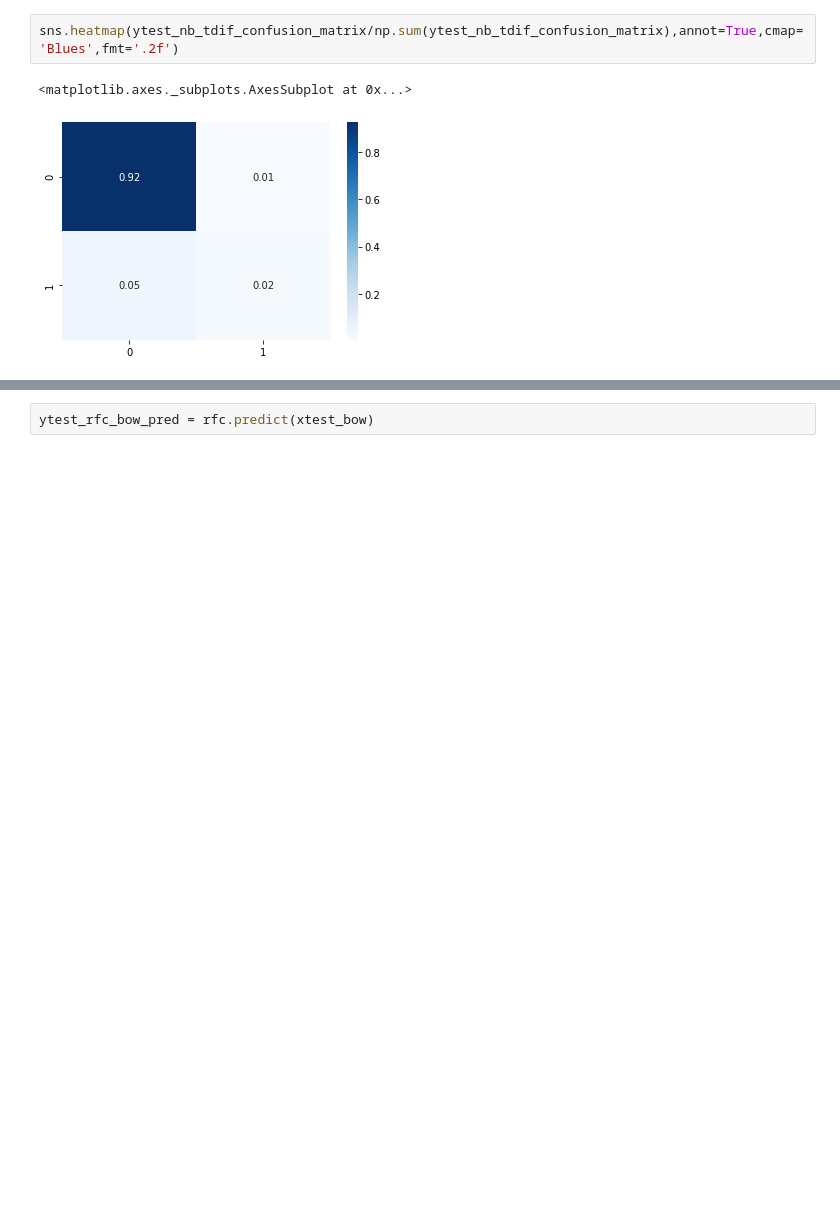
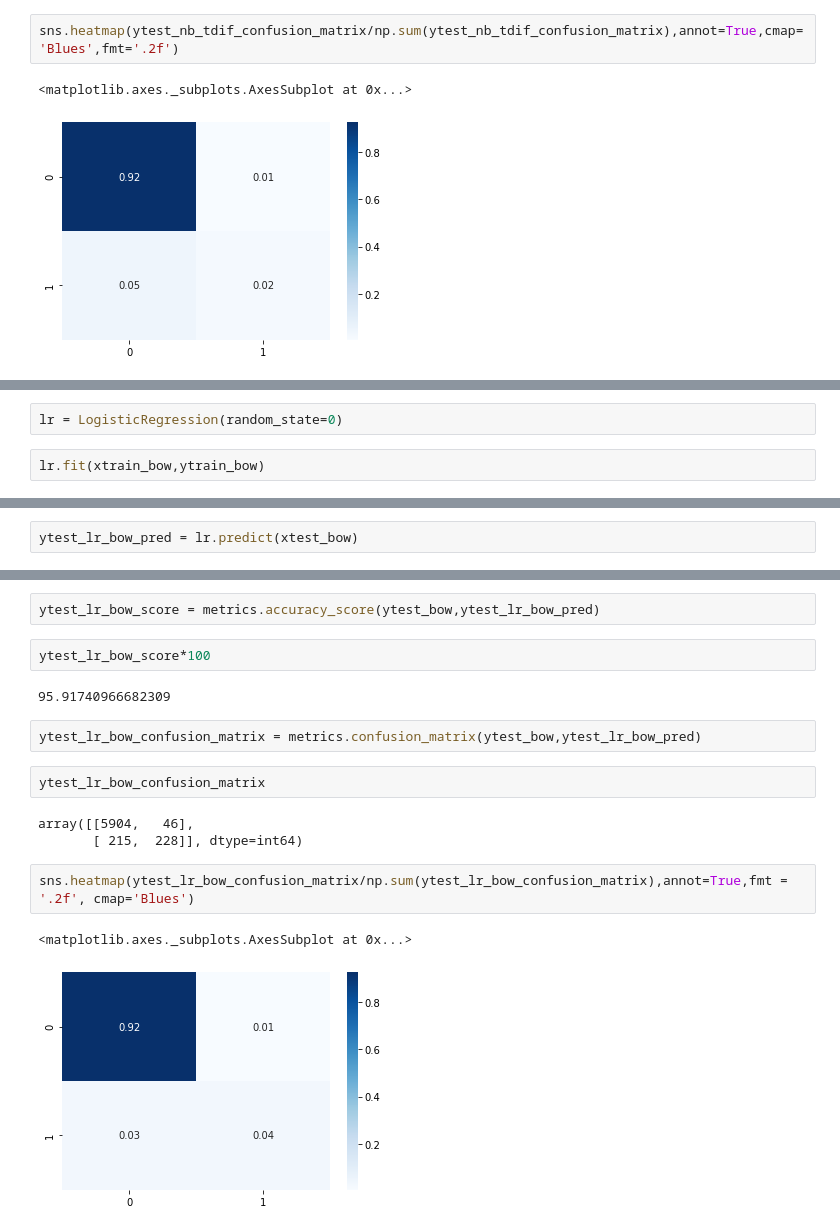
Before and after one commit to JanviPangoriya/social_media_sentiments-analaysis, a Jupyter notebook: sentiments_analysis.ipynb, the cells around one changed output, grey strips where cells are left out. Cells and saved outputs as stored; diff of their text form; blank space fills up the shorter version.

Commit message:
logistic regression on countvectorizer

```diff
--- a/sentiments_analysis.ipynb
+++ b/sentiments_analysis.ipynb
@@ -527,0 +538,4 @@ sns.heatmap(ytest_nb_tdif_confusion_matrix/np.sum(ytest_nb_tdif_confusion_matrix
+# %%
+lr = LogisticRegression(random_state=0)
+# %%
+lr.fit(xtrain_bow,ytrain_bow)
@@ -528 +548,3 @@ sns.heatmap(ytest_nb_tdif_confusion_matrix/np.sum(ytest_nb_tdif_confusion_matrix
+# %%
+ytest_lr_bow_pred = lr.predict(xtest_bow)
 # %%
@@ -534,2 +552,18 @@ rfc.fit(xtrain_bow,ytrain_bow)
-# %%
-ytest_rfc_bow_pred = rfc.predict(xtest_bow)
+# %%
+ytest_lr_bow_score = metrics.accuracy_score(ytest_bow,ytest_lr_bow_pred)
+# %%
+ytest_lr_bow_score*100
+# %% [output]
+95.91740966682309
+# %%
+ytest_lr_bow_confusion_matrix = metrics.confusion_matrix(ytest_bow,ytest_lr_bow_pred)
+# %%
+ytest_lr_bow_confusion_matrix
+# %% [output]
+array([[5904,   46],
+       [ 215,  228]], dtype=int64)
+# %%
+sns.heatmap(ytest_lr_bow_confusion_matrix/np.sum(ytest_lr_bow_confusion_matrix),annot=True,fmt = '.2f', cmap='Blues')
+# %% [output]
+<matplotlib.axes._subplots.AxesSubplot at 0x...>
+[figure, added]
```
Also changed, not shown: parts of 14 cells of this notebook.
